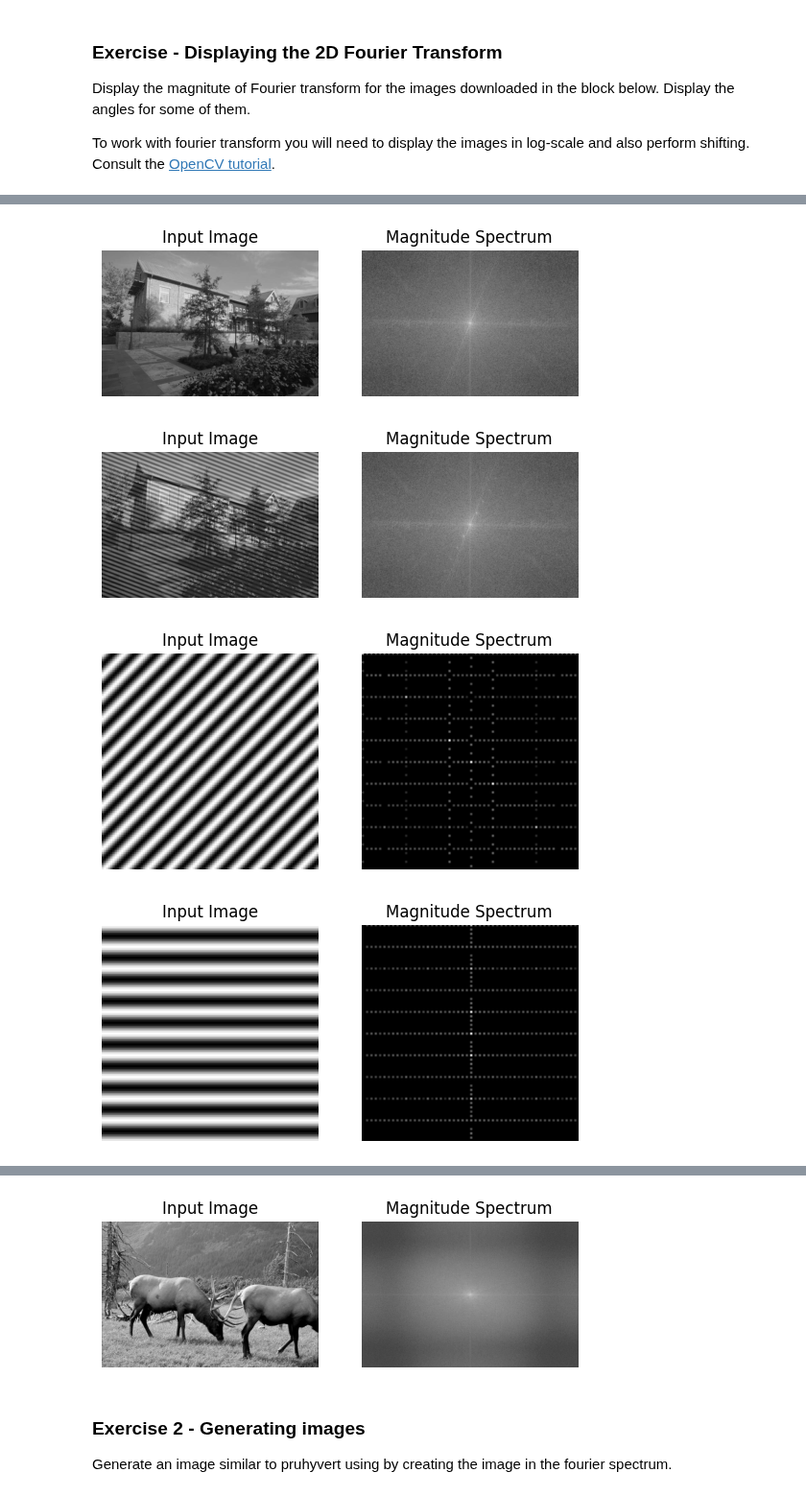
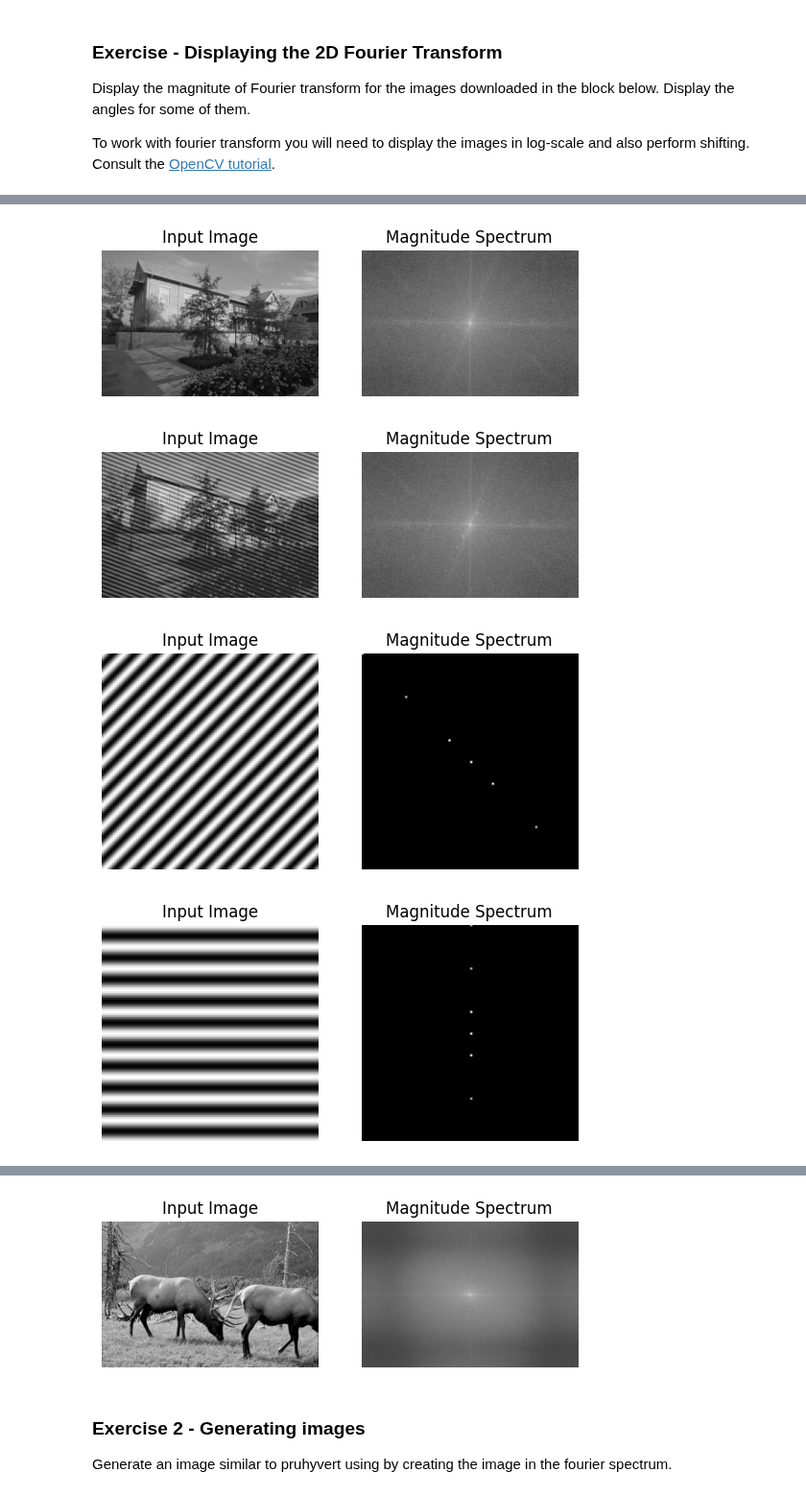
Before and after one commit to kocurvik/edu, a Jupyter notebook: PSO/notebooks/PSO_cv09_en.ipynb, the cells around one changed output, grey strips where cells are left out. Shown at 96% size. Cells and saved outputs as stored; diff of their text form; code cells hidden in the pictures.

```diff
--- a/PSO/notebooks/PSO_cv09_en.ipynb
+++ b/PSO/notebooks/PSO_cv09_en.ipynb
@@ -59,7 +59,6 @@ elk.png             100%[===================>]   1.92M  8.46MB/s    in 0.2s
 # %%
-...
 # %% [output]
 [figure]
 [figure]
-[figure, old version]
+[figure, new version]
-[figure, old version]
+[figure, new version]
```
Also changed, not shown: parts of 5 cells of this notebook.
